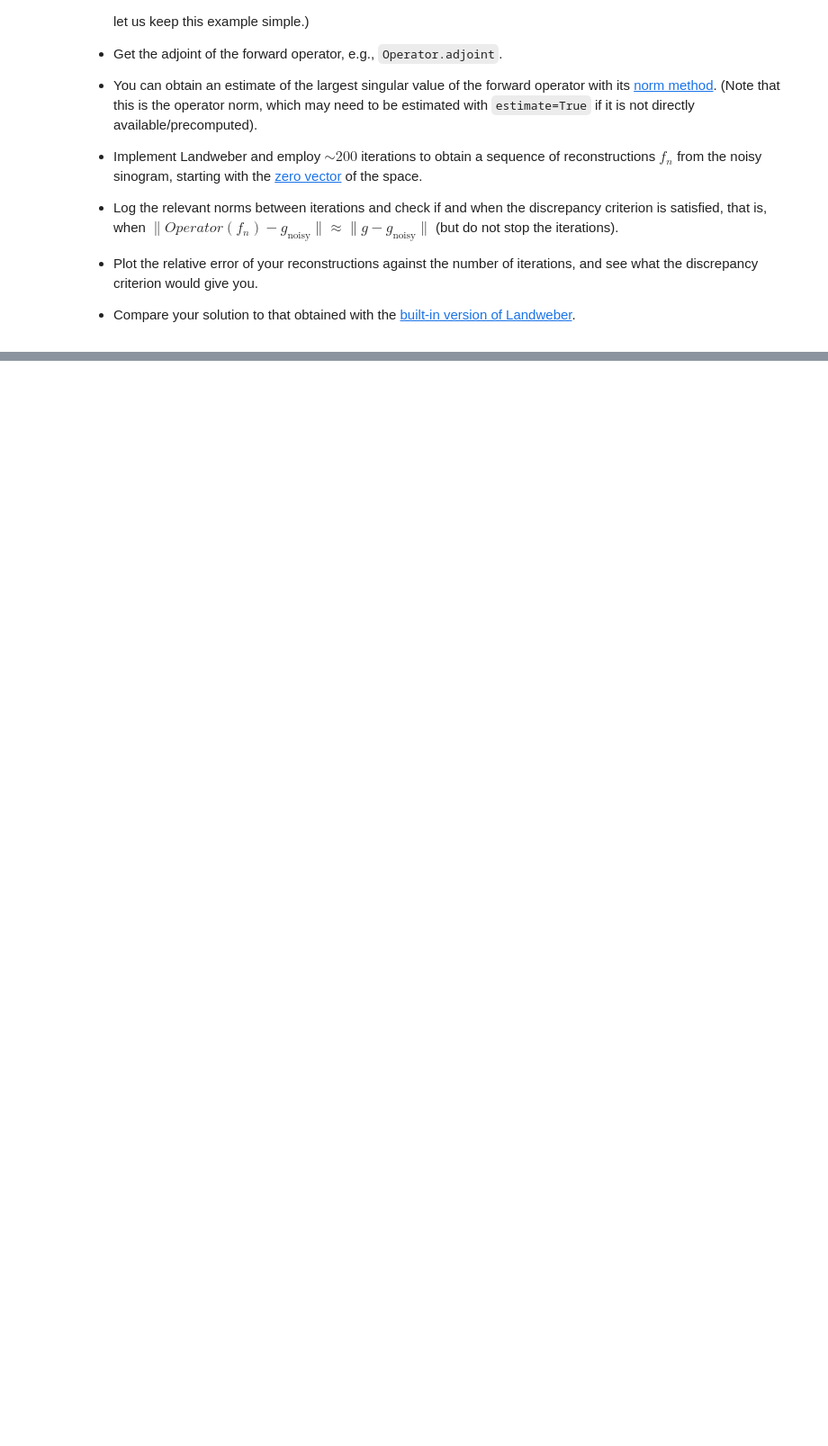
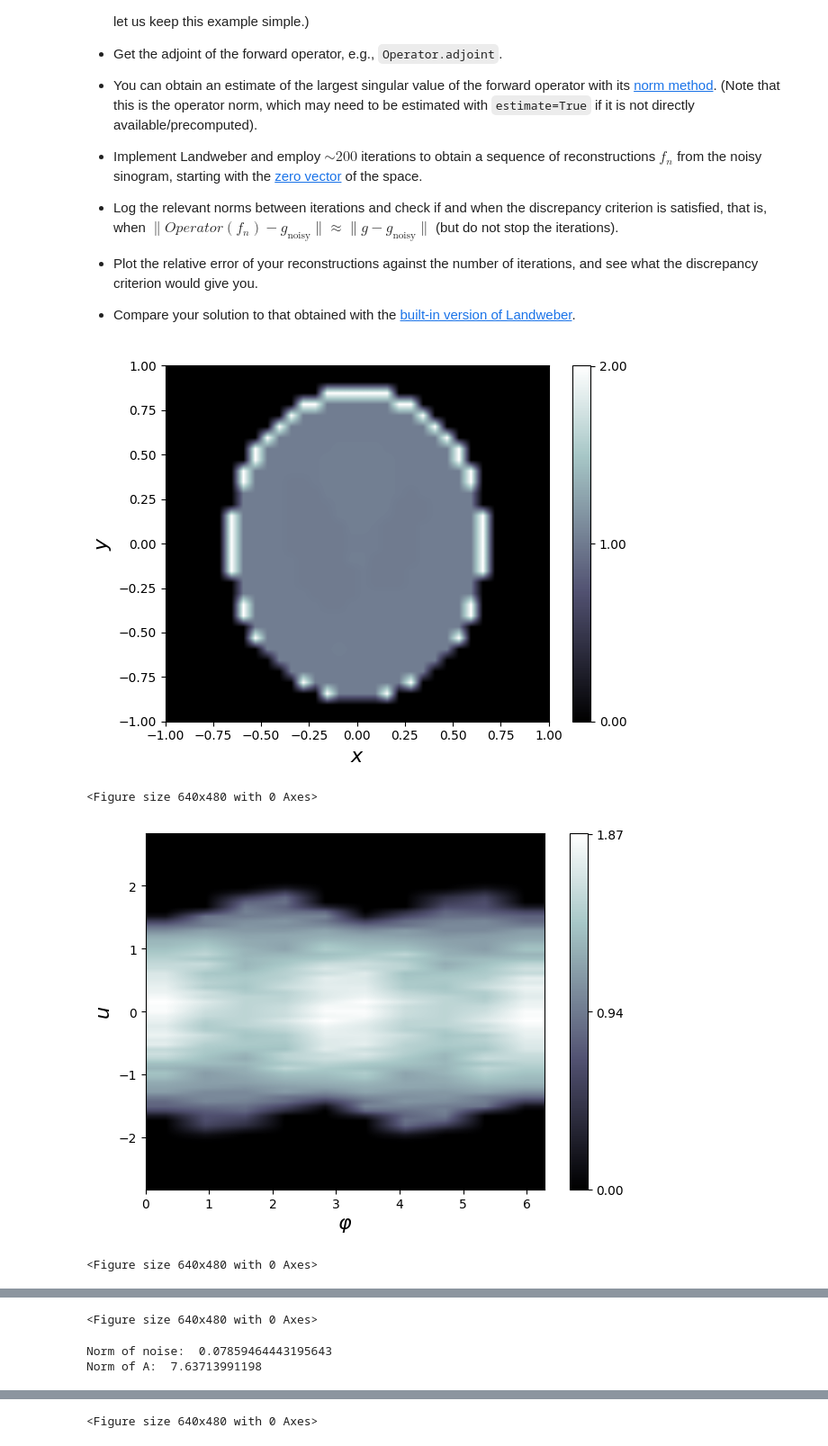
Before and after one commit to gustafbjurstam/SF2529_HT25, a Jupyter notebook: labs/Lab3.ipynb, the cells around one changed output, grey strips where cells are left out. Shown at 90% size. Saved outputs shown, nothing was run; the diff lists cells and outputs as text; code cells hidden in the pictures; blank space fills up the shorter version.

```diff
--- a/labs/Lab3.ipynb
+++ b/labs/Lab3.ipynb
@@ -29,0 +26,62 @@ import matplotlib.pyplot as plt
+# %%
+import odl
+import numpy as np
+import matplotlib.pyplot as plt
+
+space = odl.uniform_discr([-1,-1,-1],[1,1,1], 32)
+
+phant = odl.phantom.transmission.shepp_logan(space)
+phant.show()
+
+geo = odl.tomo.geometry.conebeam.cone_beam_geometry(space,2.0, 2.0, num_angles=10)
+
+A = odl.tomo.operators.ray_trafo.RayTransform(space, geo, impl='astra_cuda')
+
+Q = A(phant)
+
+Q.show()
+q = Q + odl.phantom.noise.white_noise(A.range, stddev=0.005)
+q.show()
+A_adj = A.adjoint
+
+noise_norm = (Q-q).norm()
+
+a_norm = A.norm(estimate=True)
+
+print("Norm of noise: ", noise_norm)
+print("Norm of A: ", a_norm)
+
+N = 200 # reg_param = 1/N
+tau = 1.0 / (a_norm**2)
+
+iters = []
+x_errors = []
+y_errors = []
+u = space.zero()
+for k in range(N):
+    u += tau * (A_adj(q - A(u)))
+    iters.append(u)
+    x_errors.append((u-phant).norm())
+    y_errors.append((q-A(u)).norm())
+
+u.show()
+
+print("Final error norm in X: ", (u-phant).norm())
+print("Final reconstruction error norm in Y: ", (q-A(u)).norm())
+
+plt.figure()
+plt.plot(x_errors, label="x-error")
+plt.plot(y_errors, label="y-error")
+plt.plot(noise_norm * np.ones(N), label="Delta (size of noise)")
+plt.legend()
+plt.show()
+
+u_lw = space.zero()
+odl.solvers.iterative.iterative.landweber(A,u_lw,q,N)
+print("Built in X-error:", (u_lw-phant).norm())
+print("Built in Y-error:", (A(u_lw)-q).norm())
+# %% [output]
+[figure, added]
+<Figure size 640x480 with 0 Axes>
+[figure, added]
+<Figure size 640x480 with 0 Axes>
@@ -29,0 +89,3 @@ import matplotlib.pyplot as plt
+<Figure size 640x480 with 0 Axes>
+Norm of noise:  0.07859464443195643
+Norm of A:  7.63713991198
@@ -29,0 +93 @@ import matplotlib.pyplot as plt
+<Figure size 640x480 with 0 Axes>
```
Also changed, not shown: parts of 2 cells of this notebook, 4 other files.
